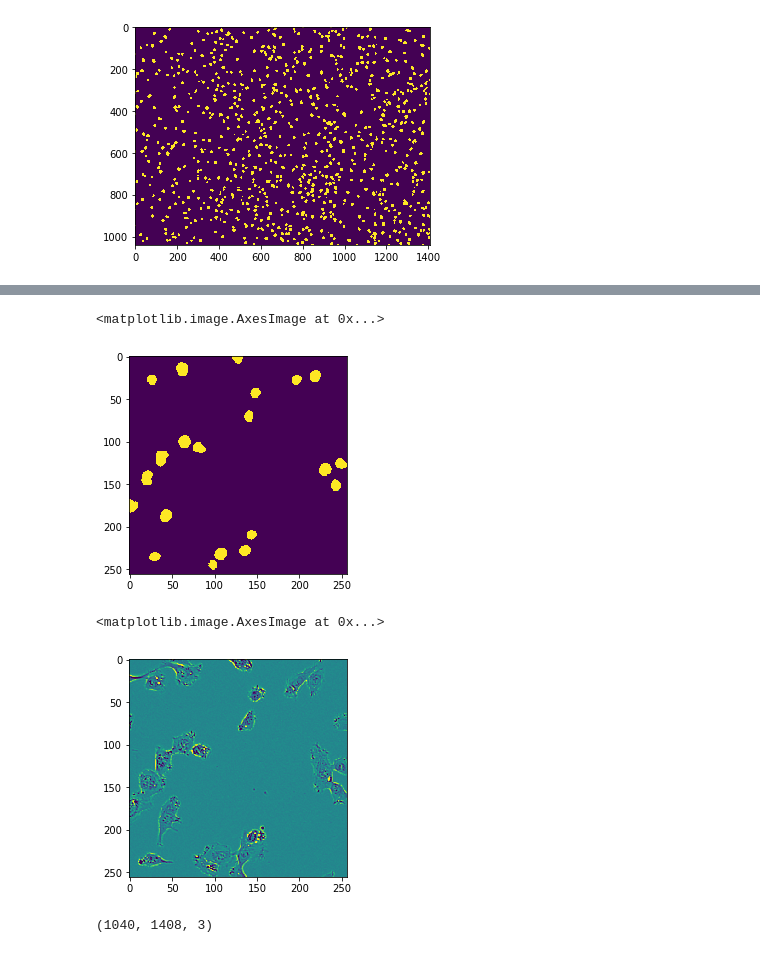
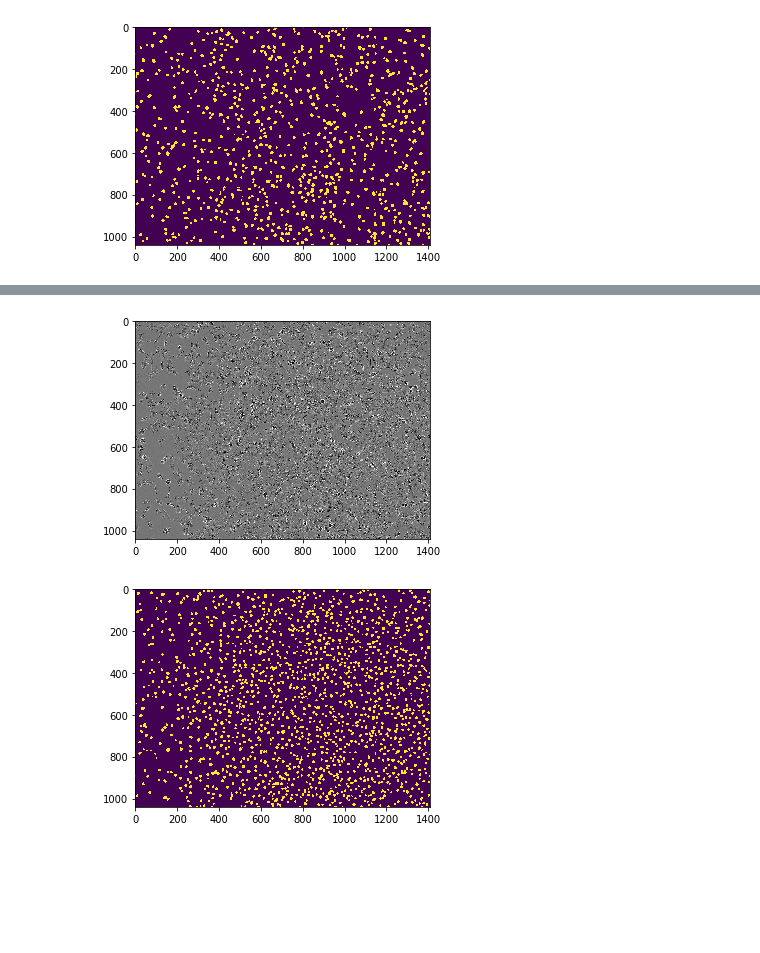
Before and after one commit to rockgu/U-net-, a Jupyter notebook: u-net_project.ipynb, the cells around one changed output, grey strips where cells are left out. Drawn from its saved outputs; the diff is of its cells as text; code cells hidden in the pictures; blank space fills up the shorter version.

Commit message:
sample test

```diff
--- a/u-net_project.ipynb
+++ b/u-net_project.ipynb
@@ -457,17 +440,0 @@ predictions = check > .5
-# %%
-plt.imshow(check[0,:,:,0])
-# %% [output]
-<matplotlib.image.AxesImage at 0x...>
-[figure, removed]
-# %%
-blindTest = "/home/ubuntu/BlindTest/L8_SSP_CPR_IC30_H1_1_00d00h00m.tif"
-blindImg = plt.imread(blindTest)
-
-plt.imshow(blindImg[0:256,0:256,1])
-# %% [output]
-<matplotlib.image.AxesImage at 0x...>
-[figure, removed]
-# %%
-blindImg.shape
-# %% [output]
-(1040, 1408, 3)
@@ -473,0 +443,15 @@ blindImg.shape
+# %%
+imgName = "MB-HT1080-CHX-SSP_IC30_E7_1_00d06h00m.tif"
+sample_test = "/home/ubuntu/RG Set II/RG Set II - Phase/"
+sample_test=sample_test+imgName
+img = plt.imread(sample_test)
+plt.figure()
+plt.imshow(img)
+predict  = merge_picture(img,model)
+mask = predict[:,:,0]>0.5
+plt.figure()
+plt.imshow(mask)
+plt.imsave(imgName,mask)
+# %% [output]
+[figure, added]
+[figure, added]
```
Also changed, not shown: parts of 10 cells of this notebook, 5 other files.
